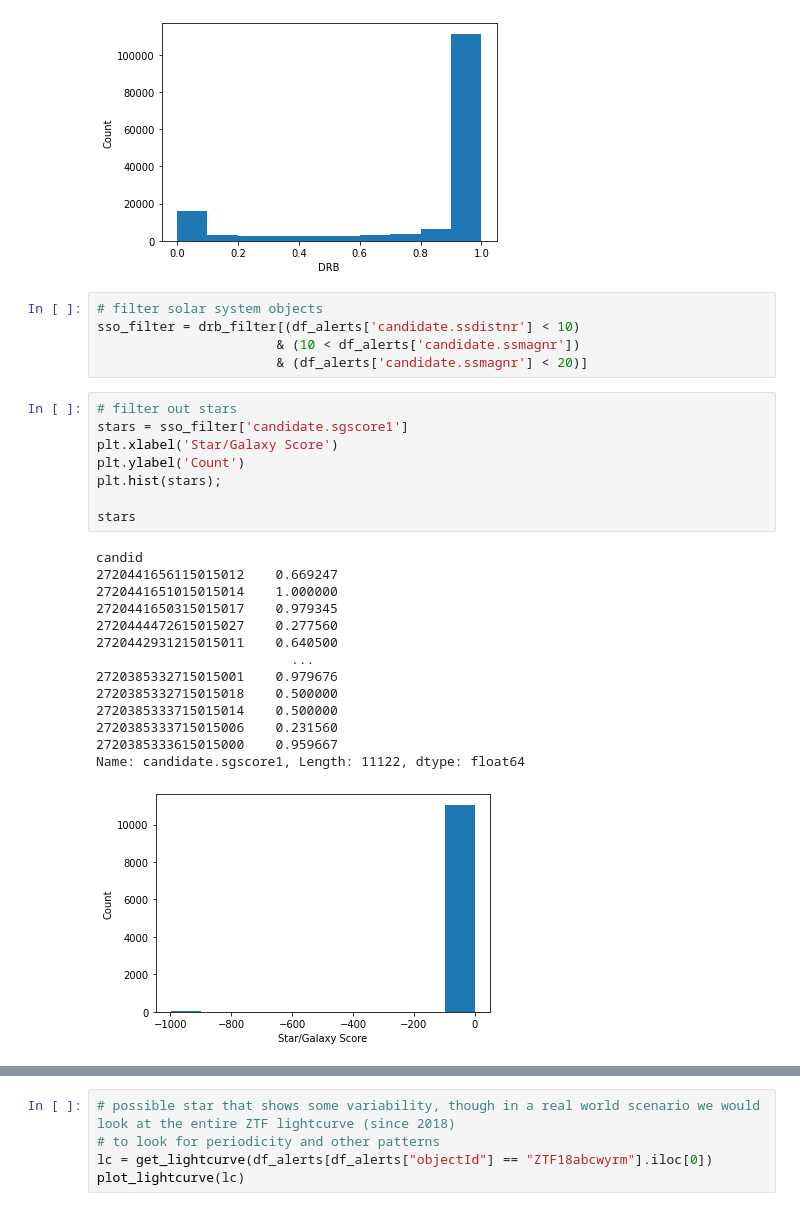
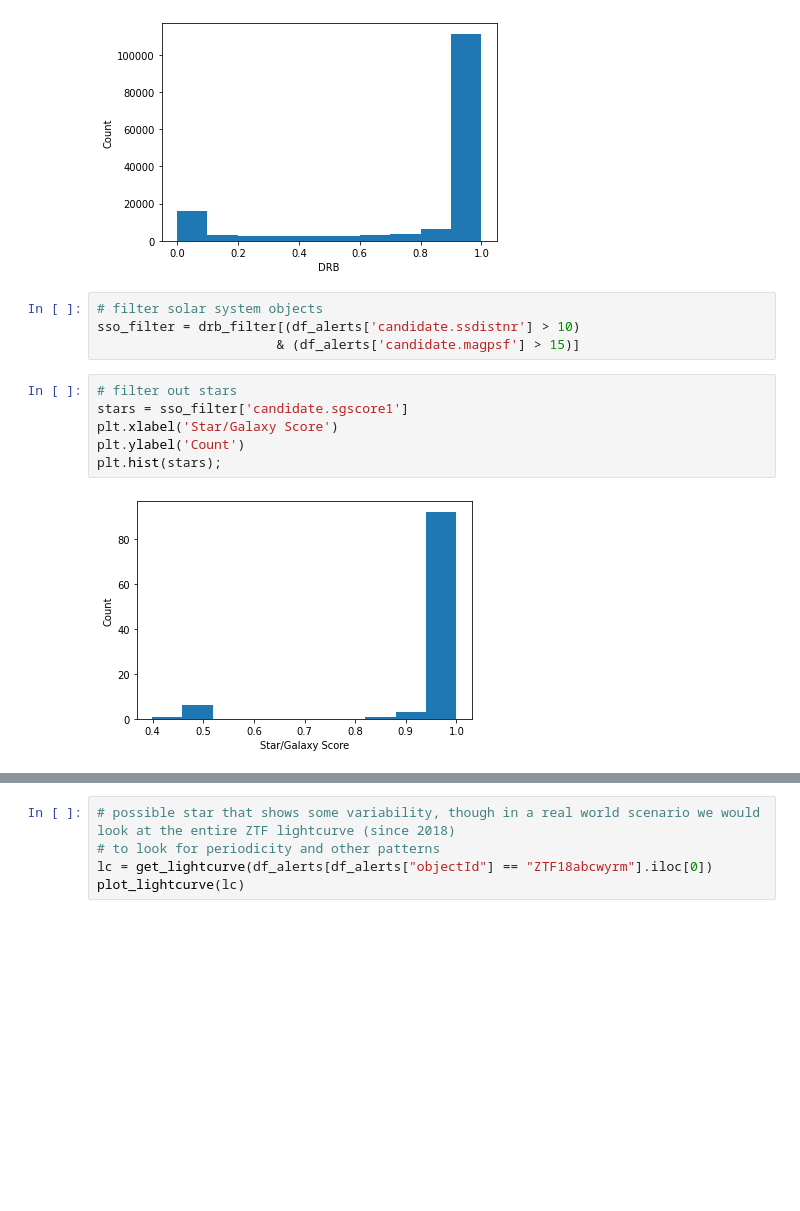
Before and after one commit to ricco-hub/ztf_summer_school_2024, a Jupyter notebook: lectures/01/ztf_alert_filtering.ipynb, the cells around one changed output, grey strips where cells are left out. Cells and saved outputs as stored; diff of their text form; blank space fills up the shorter version.

```diff
--- a/lectures/01/ztf_alert_filtering.ipynb
+++ b/lectures/01/ztf_alert_filtering.ipynb
@@ -347,29 +347,13 @@ drb_filter = df_alerts[df_alerts['candidate.drb'] > 0.5]
 [figure]
 # %%
 # filter solar system objects
-sso_filter = drb_filter[(df_alerts['candidate.ssdistnr'] < 10)
-                       & (10 < df_alerts['candidate.ssmagnr'])
-                       & (df_alerts['candidate.ssmagnr'] < 20)]
+sso_filter = drb_filter[(df_alerts['candidate.ssdistnr'] > 10)
+                       & (df_alerts['candidate.magpsf'] > 15)]
 # %%
 # filter out stars
 stars = sso_filter['candidate.sgscore1']
 plt.xlabel('Star/Galaxy Score')
 plt.ylabel('Count')
 plt.hist(stars);
-
-stars
 # %% [output]
-candid
-2720441656115015012    0.669247
-2720441651015015014    1.000000
-2720441650315015017    0.979345
-2720444472615015027    0.277560
-2720442931215015011    0.640500
-                         ...
-2720385332715015001    0.979676
-2720385332715015018    0.500000
-2720385333715015014    0.500000
-2720385333715015006    0.231560
-2720385333615015000    0.959667
-Name: candidate.sgscore1, Length: 11122, dtype: float64
-[figure, old version]
+[figure, new version]
```
Also changed, not shown: parts of 5 cells of this notebook.
